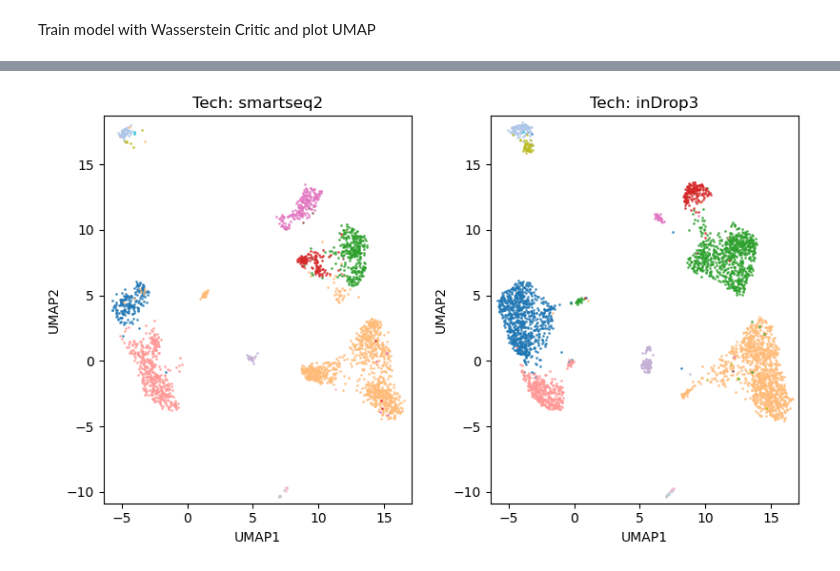
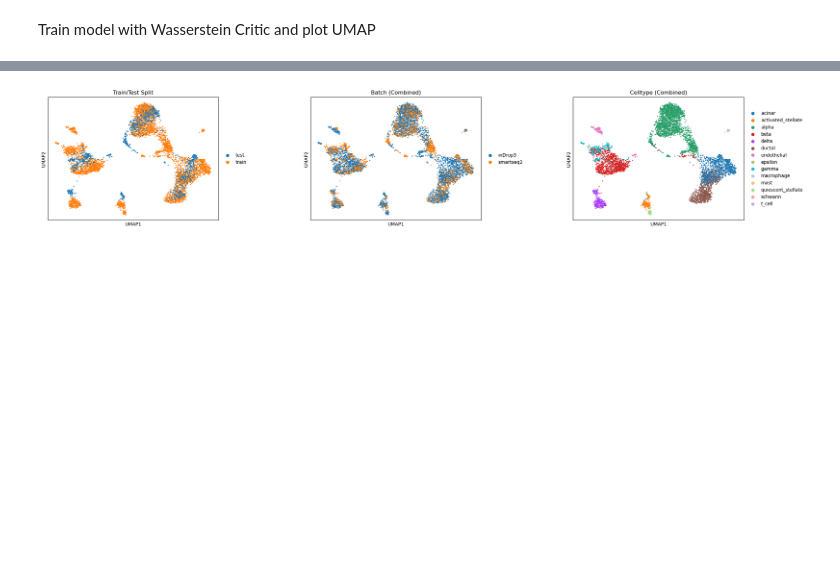
Before and after one commit to kreid415/wasserstein-critic-deconfounding, a Jupyter notebook: notebooks/figures.ipynb, the cells around one changed output, grey strips where cells are left out. Saved outputs shown, nothing was run; the diff lists cells and outputs as text; code cells hidden in the pictures; blank space fills up the shorter version.

Commit message:
updated figures

```diff
--- a/notebooks/figures.ipynb
+++ b/notebooks/figures.ipynb
@@ -34,10 +38,98 @@ plot_umap_by_technology(pancreas_adata, batch_key='tech', color_key='celltype')
 # %% [markdown]
 Train model with Wasserstein Critic and plot UMAP
 # %%
-model = train_integration_model(pancreas_adata, batch_key = 'tech', z_dim=256, d_coef = 0.1, epochs=500, critic=True, disc_iter=10)
-obtain_embeddings(pancreas_adata, model.to("cuda:0"))
-sc.pp.neighbors(pancreas_adata, use_rep="X_scCRAFT")
-plot_umap_by_technology(pancreas_adata, batch_key='tech', color_key='celltype')
+indices = np.arange(pancreas_adata.n_obs)
+labels = pancreas_adata.obs['celltype']
+train_idx, test_idx = train_test_split(
+    indices,
+    test_size=0.2,
+    stratify=labels,
+    random_state=42
+)
 
-obtain_embeddings(pancreas_adata, model)
+adata_train = pancreas_adata[train_idx].copy()
+adata_test = pancreas_adata[test_idx].copy()
+
+print(f"Full data: {pancreas_adata.n_obs} cells")
+print(f"Train data: {adata_train.n_obs} cells")
+print(f"Test data: {adata_test.n_obs} cells")
+
+# --- 3. Train Model (on TRAIN set only) ---
+print("Training model on training data...")
+model = train_integration_model(
+    adata_train,
+    batch_key='tech',
+    z_dim=256,
+    d_coef=0.1,
+    epochs=500,
+    critic=True,
+    disc_iter=10
+)
+
+# --- 4. Obtain Embeddings (for BOTH sets) ---
+print("Obtaining embeddings for train and test sets...")
+device = "cuda:0" if torch.cuda.is_available() else "cpu"
+model_on_device = model.to(device)
+
+obtain_embeddings(adata_train, model_on_device)
+obtain_embeddings(adata_test, model_on_device)
+
+# --- 5. Calculate LISI on Held-Out Test Set ---
+# This follows the same logic as your hyperparameter.py
+print("Calculating LISI on held-out test set...")
+
+# Combine train and test for graph construction
+adata_combined = adata_train.concatenate(adata_test)
+
+# Define the indices for the test set
+test_indices_in_combined = np.arange(adata_train.n_obs, adata_combined.n_obs)
+
+# Compute neighbors on the *combined* graph
+sc.pp.neighbors(adata_combined, use_rep="X_scCRAFT")
+
+# Compute LISI scores, subsetting to *only* the test cells
+ilisi_val = ilisi_graph(
+    adata_combined,
+    batch_key='tech',
+    type="embed",
+    use_rep="X_scCRAFT",
+    subset_indices=test_indices_in_combined
+)
+clisi_val = clisi_graph(
+    adata_combined,
+    label_key='celltype',
+    type="embed",
+    use_rep="X_scCRAFT",
+    subset_indices=test_indices_in_combined
+)
+
+print(f"\n--- Held-Out Test Set Results ---")
+print(f"Test iLISI: {ilisi_val:.4f}")
+print(f"Test cLISI: {clisi_val:.4f}")
+
+# --- 6. Plotting ---
+print("Generating UMAPs...")
+# Run UMAP on the combined data to see the full integration
+sc.tl.umap(adata_combined)
+
+# Plot 1: Full UMAP showing train/test split, batch, and celltype
+adata_combined.obs['split'] = ['train'] * adata_train.n_obs + ['test'] * adata_test.n_obs
+sc.pl.umap(
+    adata_combined,
+    color=['split', 'tech', 'celltype'],
+    title=["Train/Test Split", "Batch (Combined)", "Celltype (Combined)"],
+    wspace=0.4
+)
+
+# Plot 2: UMAP of *only* the test data (as requested)
+# We slice the combined object *after* running UMAP to keep the coordinates consistent
+adata_test_only_plot = adata_combined[test_indices_in_combined].copy()
+
+print("\nPlotting UMAP for TEST data only:")
+sc.pl.umap(
+    adata_test_only_plot,
+    color=['tech', 'celltype'],
+    title=["Batch (Test Only)", "Celltype (Test Only)"],
+    wspace=0.4
+)
 # %% [output]
@@ -47 +153 @@ Training completed in 54.93 seconds
-[figure, old version]
+[figure, new version]
```
Also changed, not shown: parts of 9 cells of this notebook, 4 other files.
